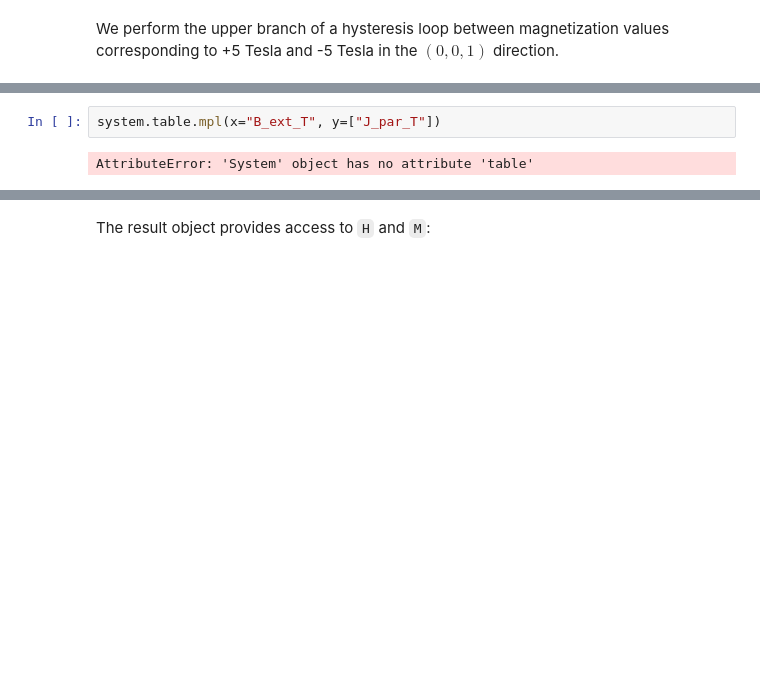
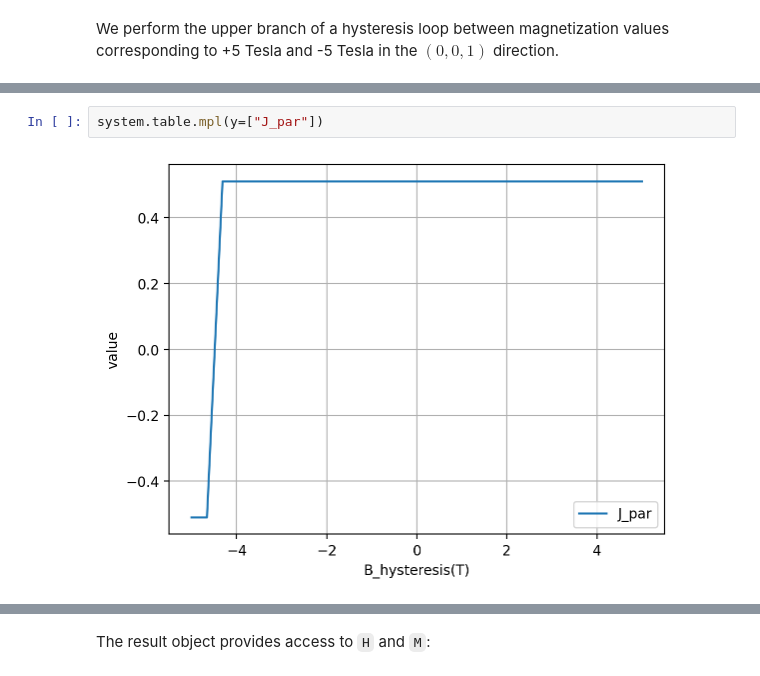
Before and after one commit to MaMMoS-project/tommos-adapter, a Jupyter notebook: examples/hard-magnet-tutorial.ipynb, the cells around one changed output, grey strips where cells are left out. Drawn from its saved outputs; the diff is of its cells as text; blank space fills up the shorter version.

```diff
--- a/examples/hard-magnet-tutorial.ipynb
+++ b/examples/hard-magnet-tutorial.ipynb
@@ -212,7 +212,7 @@ Running Tommos (TommosRunner)[2026-11-03T11:00:07]... (9.1 s)
 # %%
-system.table.mpl(x="B_ext_T", y=["J_par_T"])
+system.table.mpl(y=["J_par"])
 # %% [output]
-AttributeError: 'System' object has no attribute 'table'
+[figure, added]
 # %%
 # TEMP: plotting hysteresis loop
 results_hysteresis = me.from_csv("singlegrain/drive-0/hyst_singlegrain/mammos_hysteresis.csv")
```
Also changed, not shown: parts of 18 cells of this notebook.
